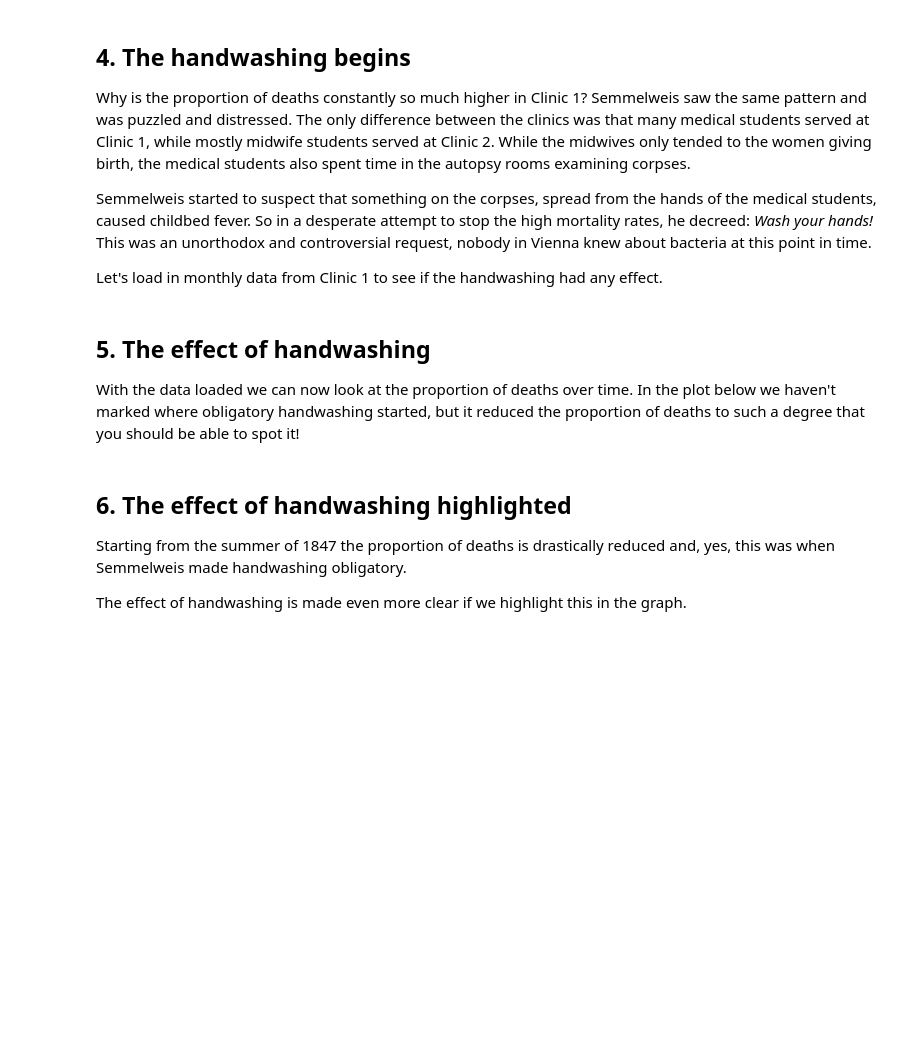
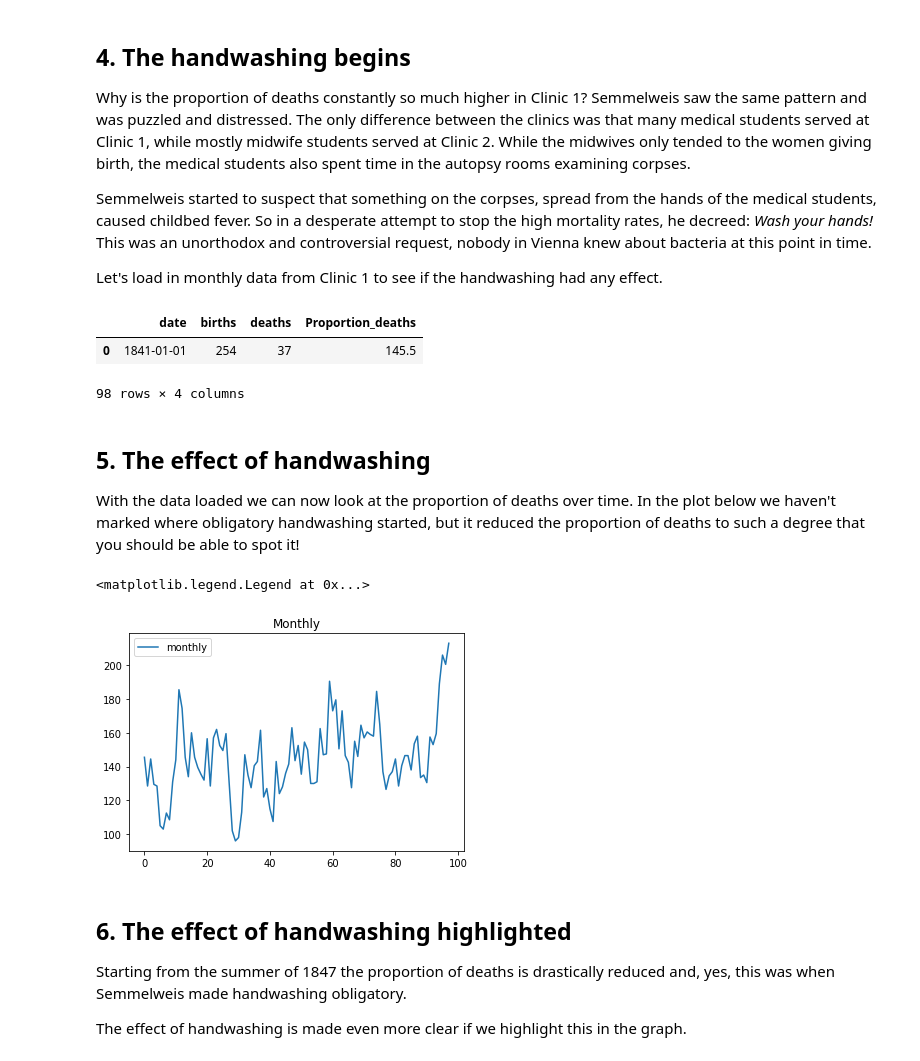
Before and after one commit to Shahnawaz313/Technocolabs-Internship-Projects, a Jupyter notebook: Mini Project 1/notebook.ipynb, the cells around one changed output. Cells and saved outputs as stored; diff of their text form; code cells hidden in the pictures; blank space fills up the shorter version.

```diff
--- a/Mini Project 1/notebook.ipynb
+++ b/Mini Project 1/notebook.ipynb
@@ -81,19 +81,31 @@ pp.legend()
 <p>Let's load in monthly data from Clinic 1 to see if the handwashing had any effect.</p>
 # %%
 # Read datasets/monthly_deaths.csv into monthly
-monthly = ...
-
+monthly = pd.read_csv("datasets/monthly_deaths.csv")
+#monthly
 # Calculate proportion of deaths per no. births
 # ... YOUR CODE FOR TASK 4 ...
-
+monthly['Proportion_deaths'] = monthly[['deaths','births']].mean(axis = 1)
 # Print out the first rows in monthly
 # ... YOUR CODE FOR TASK 4 ...
+pd.set_option('max_rows', 1)
+monthly
+# %% [output]
+|  | date | births | deaths | Proportion_deaths |
+| 0 | 1841-01-01 | 254 | 37 | 145.5 |
+98 rows × 4 columns
 # %% [markdown]
 ## 5. The effect of handwashing
 <p>With the data loaded we can now look at the proportion of deaths over time. In the plot below we haven't marked where obligatory handwashing started, but it reduced the proportion of deaths to such a degree that you should be able to spot it!</p>
 # %%
 # Plot monthly proportion of deaths
 # ... YOUR CODE FOR TASK 5 ...
+pp.plot(monthly.Proportion_deaths, label = "monthly")
+pp.title("Monthly")
+pp.legend()
+# %% [output]
+<matplotlib.legend.Legend at 0x...>
+[figure, added]
 # %% [markdown]
 ## 6. The effect of handwashing highlighted
 <p>Starting from the summer of 1847 the proportion of deaths is drastically reduced and, yes, this was when Semmelweis made handwashing obligatory. </p>
```
